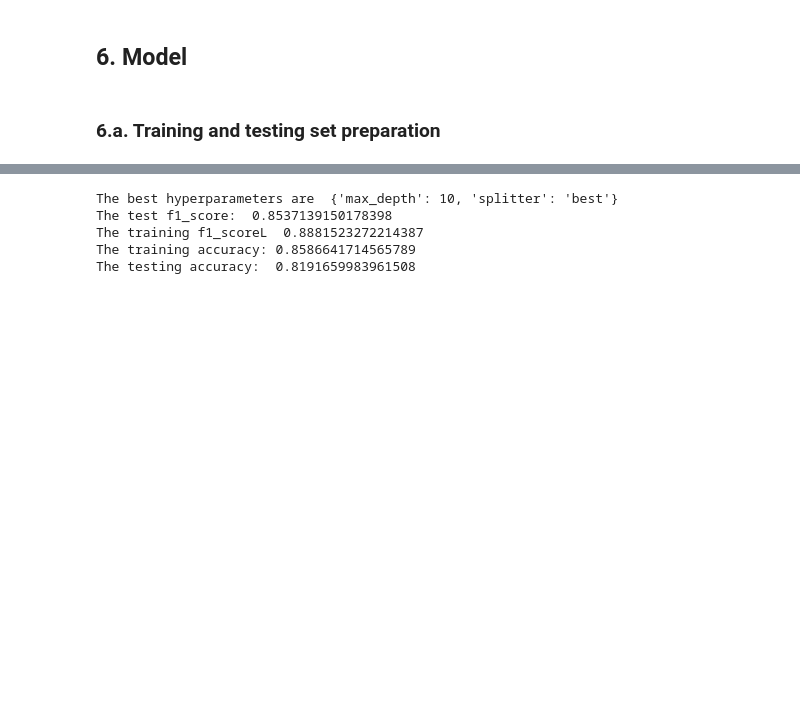
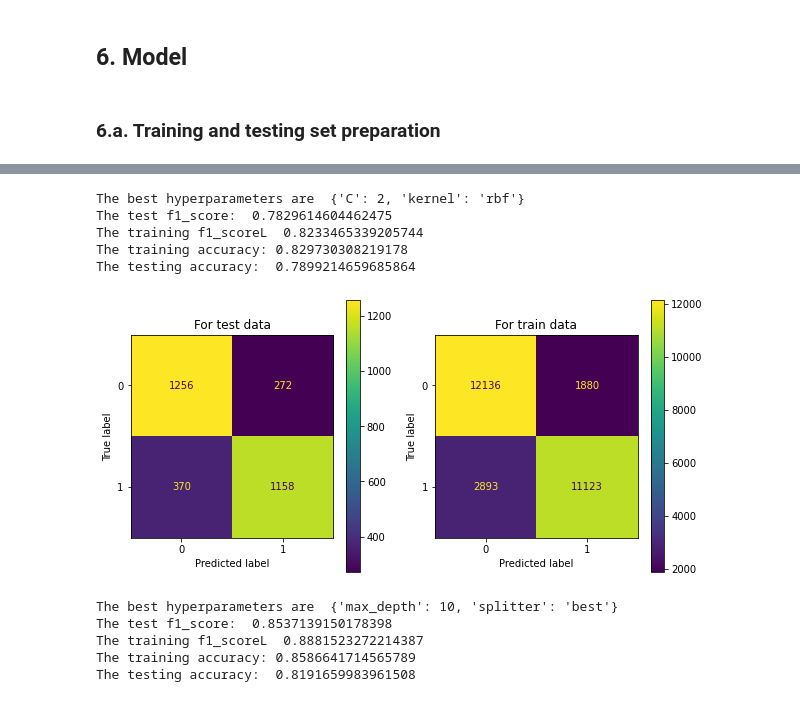
Before and after one commit to pn-99/Healthy-Lifestyle-Prediction, a Jupyter notebook: Healthy Lifestyle Prediction Model.ipynb, the cells around one changed output, grey strips where cells are left out. Saved outputs shown, nothing was run; the diff lists cells and outputs as text; code cells hidden in the pictures; blank space fills up the shorter version.

```diff
--- a/Healthy Lifestyle Prediction Model.ipynb
+++ b/Healthy Lifestyle Prediction Model.ipynb
@@ -452,4 +484,13 @@ The testing accuracy:  0.7886928628708901
 [figure]
+# %%
+evaluate(svc,x_train_s, x_test_s, y_train_s, y_test_s, param = param)
+# %% [output]
+The best hyperparameters are  {'C': 2, 'kernel': 'rbf'}
+The test f1_score:  0.7829614604462475
+The training f1_scoreL  0.8233465339205744
+The training accuracy: 0.829730308219178
+The testing accuracy:  0.7899214659685864
+[figure, added]
 # %%
 dt = DecisionTreeClassifier()
 param = {'splitter':['best', 'random'],
```
Also changed, not shown: parts of 9 cells of this notebook.
